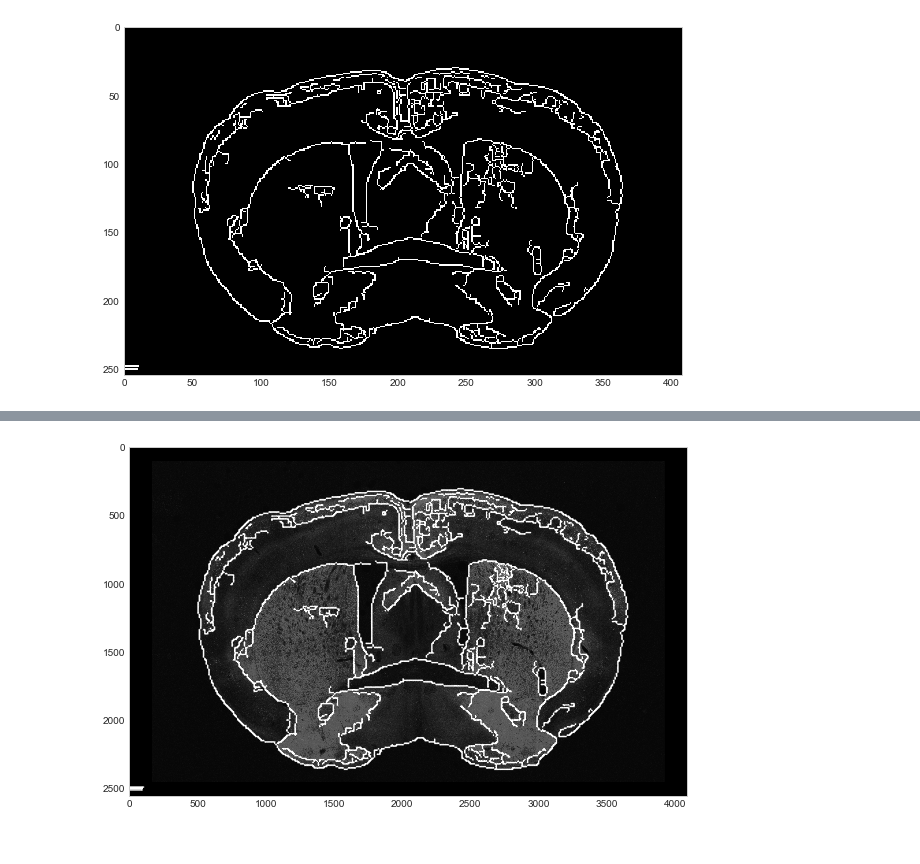
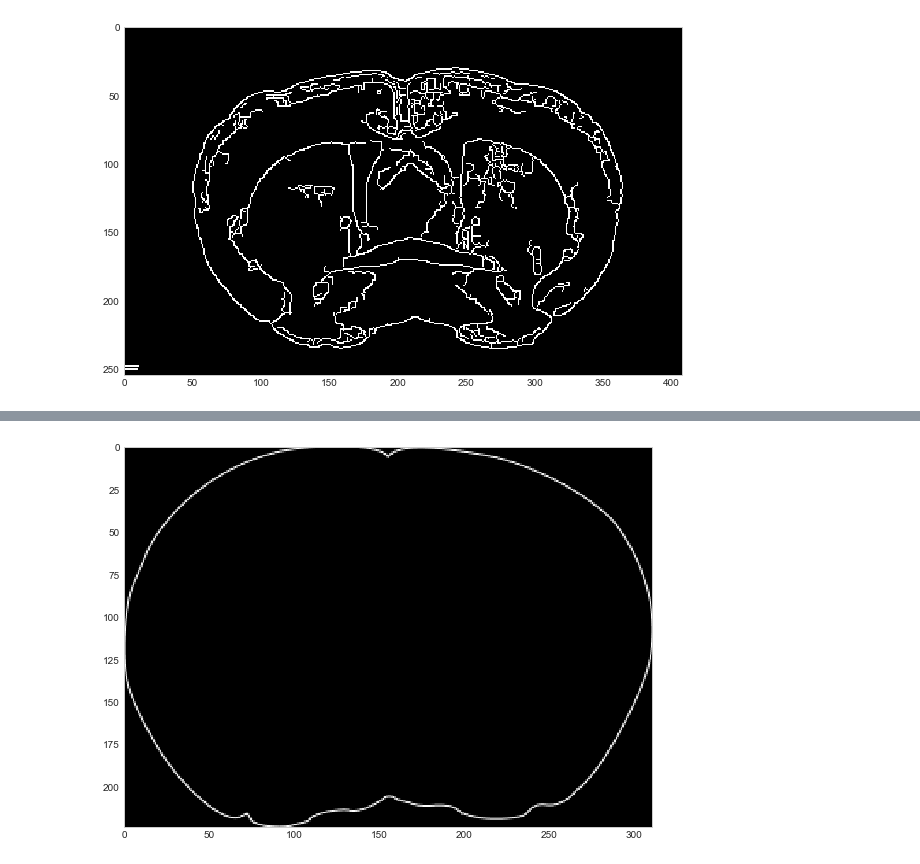
Before and after one commit to sheelabhadra/Brain-Atlas-Project, a Jupyter notebook: Code/Edge and Contour detection.ipynb, the cells around one changed output, grey strips where cells are left out. Cells and saved outputs as stored; diff of their text form; code cells hidden in the pictures.

```diff
--- a/Code/Edge and Contour detection.ipynb
+++ b/Code/Edge and Contour detection.ipynb
@@ -74,0 +106,3 @@ edges = cv2.resize(edges,(width, height), interpolation = cv2.INTER_CUBIC)
+# %%
+height, width = outer_edge.shape
+outer_edge_down = cv2.resize(outer_edge,(int(0.1*width), int(0.1*height)), interpolation = cv2.INTER_AREA)
@@ -79,6 +116,4 @@ plot_image(edges)
-# %%
-# Check fit
-out = edges | img
-plot_image(out)
-# %% [output]
-[figure, removed]
+# %%
+plot_image(outer_edge_down)
+# %% [output]
+[figure, added]
```
Also changed, not shown: parts of 27 cells of this notebook.
